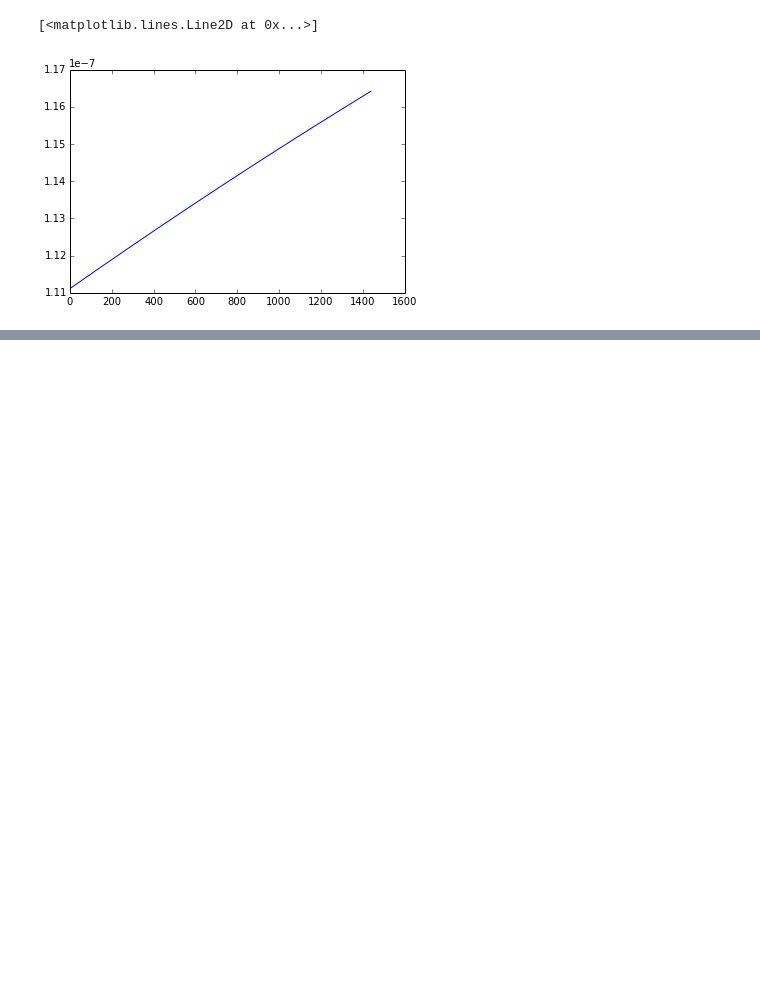
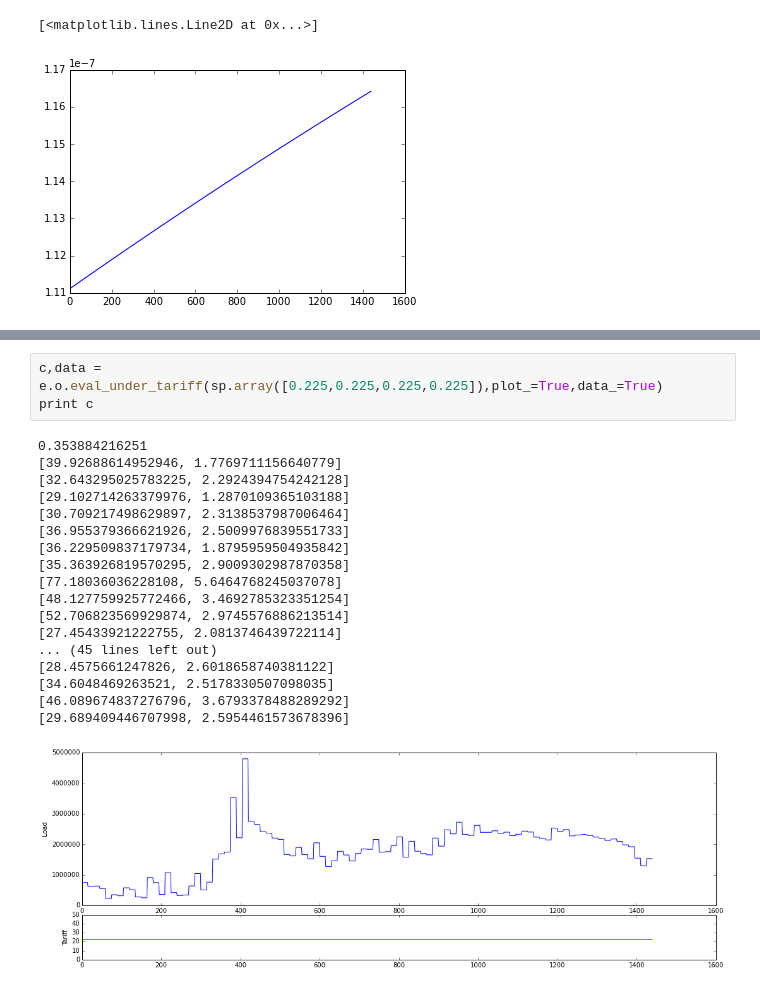
Before and after one commit to markm541374/tariffset, a Jupyter notebook: GPGO.ipynb, the cells around one changed output, grey strips where cells are left out. Cells and saved outputs as stored; diff of their text form; blank space fills up the shorter version.

```diff
--- a/GPGO.ipynb
+++ b/GPGO.ipynb
@@ -91,0 +113,22 @@ print e.G.best
+# %%
+c,data = e.o.eval_under_tariff(sp.array([0.225,0.225,0.225,0.225]),plot_=True,data_=True)
+print c
+# %% [output]
+0.353884216251
+[39.92688614952946, 1.7769711156640779]
+[32.643295025783225, 2.2924394754242128]
+[29.102714263379976, 1.2870109365103188]
+[30.709217498629897, 2.3138537987006464]
+[36.955379366621926, 2.5009976839551733]
+[36.229509837179734, 1.8795959504935842]
+[35.363926819570295, 2.9009302987870358]
+[77.18036036228108, 5.6464768245037078]
+[48.127759925772466, 3.4692785323351254]
+[52.706823569929874, 2.9745576886213514]
+[27.45433921222755, 2.0813746439722114]
+... (45 lines left out)
+[28.4575661247826, 2.6018658740381122]
+[34.6048469263521, 2.5178330507098035]
+[46.089674837276796, 3.6793378488289292]
+[29.689409446707998, 2.5954461573678396]
+[figure, added]
```
Also changed, not shown: parts of 23 cells of this notebook, 8 other files.
